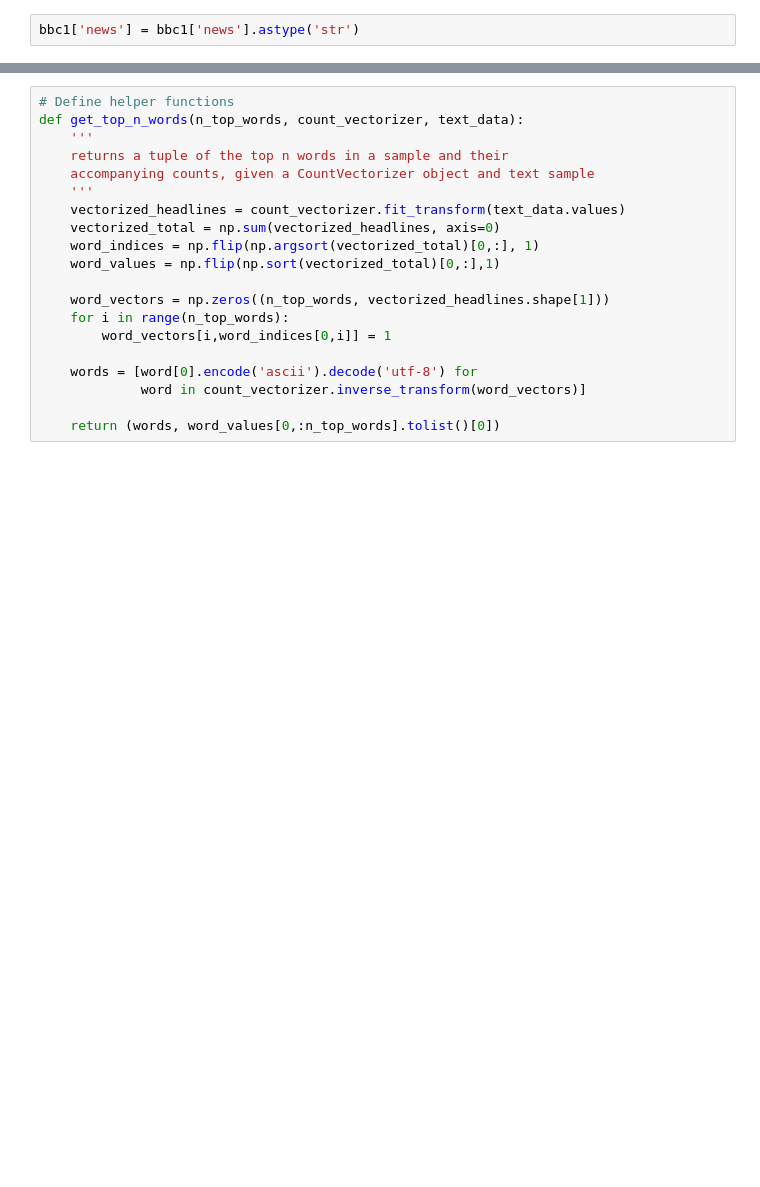
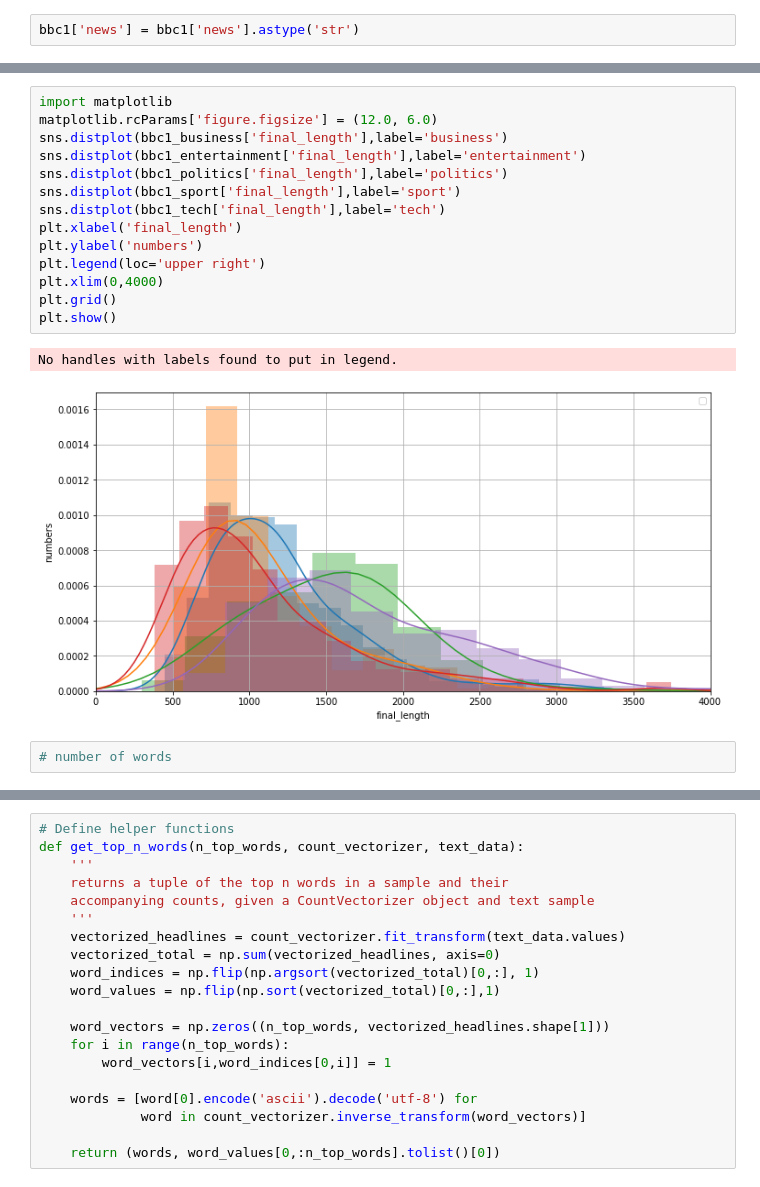
Before and after one commit to soumyajt1991/Topic-Modeling-on-News-Articles, a Jupyter notebook: Soumyajit_Das_Team_3_Topic_Modeling_on_News_Articles_Capstone_Project_3.ipynb, the cells around one changed output, grey strips where cells are left out. Drawn from its saved outputs; the diff is of its cells as text; blank space fills up the shorter version.

```diff
--- a/Soumyajit_Das_Team_3_Topic_Modeling_on_News_Articles_Capstone_Project_3.ipynb
+++ b/Soumyajit_Das_Team_3_Topic_Modeling_on_News_Articles_Capstone_Project_3.ipynb
@@ -373,0 +417,19 @@ reindexed_data.index = raw_data['publish_date']
+# %%
+import matplotlib
+matplotlib.rcParams['figure.figsize'] = (12.0, 6.0)
+sns.distplot(bbc1_business['final_length'],label='business')
+sns.distplot(bbc1_entertainment['final_length'],label='entertainment')
+sns.distplot(bbc1_politics['final_length'],label='politics')
+sns.distplot(bbc1_sport['final_length'],label='sport')
+sns.distplot(bbc1_tech['final_length'],label='tech')
+plt.xlabel('final_length')
+plt.ylabel('numbers')
+plt.legend(loc='upper right')
+plt.xlim(0,4000)
+plt.grid()
+plt.show()
+# %% [output]
+No handles with labels found to put in legend.
+[figure, added]
+# %%
+# number of words
```
Also changed, not shown: parts of 107 cells of this notebook.
